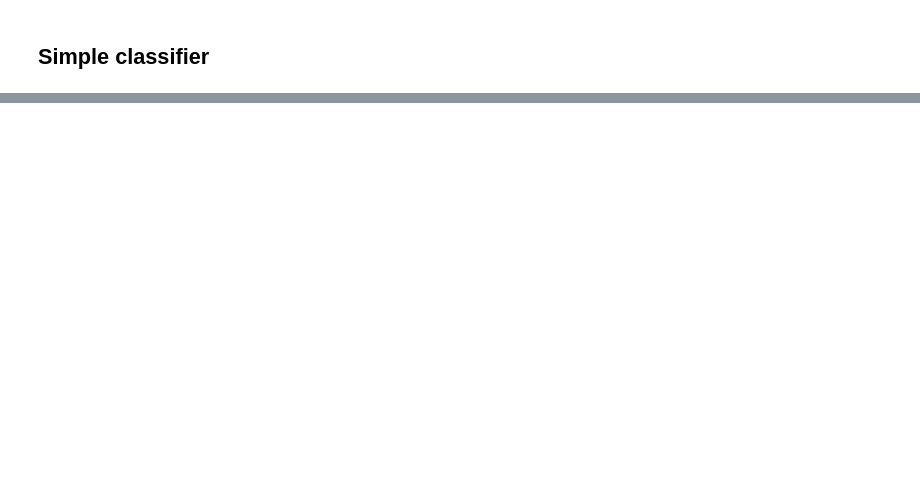
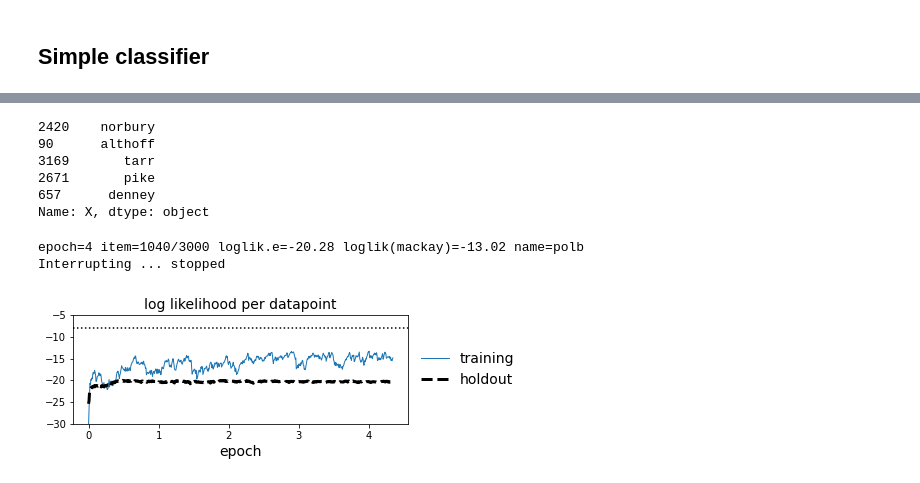
Before and after one commit to damonjw/datasci, a Jupyter notebook: nn.ipynb, the cells around one changed output, grey strips where cells are left out. Saved outputs shown, nothing was run; the diff lists cells and outputs as text; code cells hidden in the pictures; blank space fills up the shorter version.

```diff
--- a/nn.ipynb
+++ b/nn.ipynb
@@ -301,0 +305,12 @@ plt.show()
+# %%
+url = "https://www.cl.cam.ac.uk/teaching/2122/DataSci/data/english_names.txt"
+names = pandas.read_table(url, header=None, names=['X']).X.str.lower()
+
+names.sample(5)
+# %% [output]
+2420    norbury
+90      althoff
+3169       tarr
+2671       pike
+657      denney
+Name: X, dtype: object
@@ -301,0 +371,40 @@ plt.show()
+# %%
+model = RSeq()
+model.train(True)
+optimizer = optim.Adam(model.parameters())
+ei_names = enumerate_cycle(np.random.permutation(len(names_oh)))
+loss_history = []
+# %%
+with Interruptable() as check_interrupted:
+    for (epoch,i),j in ei_names:
+        check_interrupted()
+        optimizer.zero_grad()
+        loglik = model(names_oh[j][:,None,:])
+        (-loglik).backward()
+        optimizer.step()
+
+        if i % 20 == 0:
+            IPython.display.clear_output(wait=True)
+            with torch.no_grad():
+                eval_loglik = np.mean([model(n[:,None,:]).item() for n in names_oh_holdout])
+            print(f'epoch={epoch} item={i}/{len(names_oh)} loglik.e={eval_loglik:.4} loglik({names[j]})={loglik.item():.4} name={model.generate()}')
+            loss_history.append((epoch+i/len(names_oh), loglik.item(), eval_loglik))
+# %% [output]
+epoch=4 item=1040/3000 loglik.e=-20.28 loglik(mackay)=-13.02 name=polb
+Interrupting ... stopped
+# %%
+# Simple plot of the training loss
+
+df = pandas.DataFrame.from_records(loss_history, columns=['epoch','loglik_tr','loglik_eval'])
+fig,ax = plt.subplots(figsize=(6,2))
+ax.plot(df.epoch, df.loglik_tr.ewm(com=8).mean(), linewidth=1, label='training') # ewm computes moving average
+ax.plot(df.epoch, df.loglik_eval, linewidth=3, linestyle='dashed', color='black', label='holdout')
+ax.axhline(y=np.log(1/len(names_oh)), color='black', linestyle=':')
+
+ax.set_ylim([-30,-5])
+ax.set_title('log likelihood per datapoint', fontsize=14)
+ax.set_xlabel('epoch', fontsize=14)
+plt.legend(bbox_to_anchor=(1,.5), loc='center left', frameon=False, fontsize=14)
+plt.show()
+# %% [output]
+[figure, added]
```
Also changed, not shown: parts of 9 cells of this notebook.
